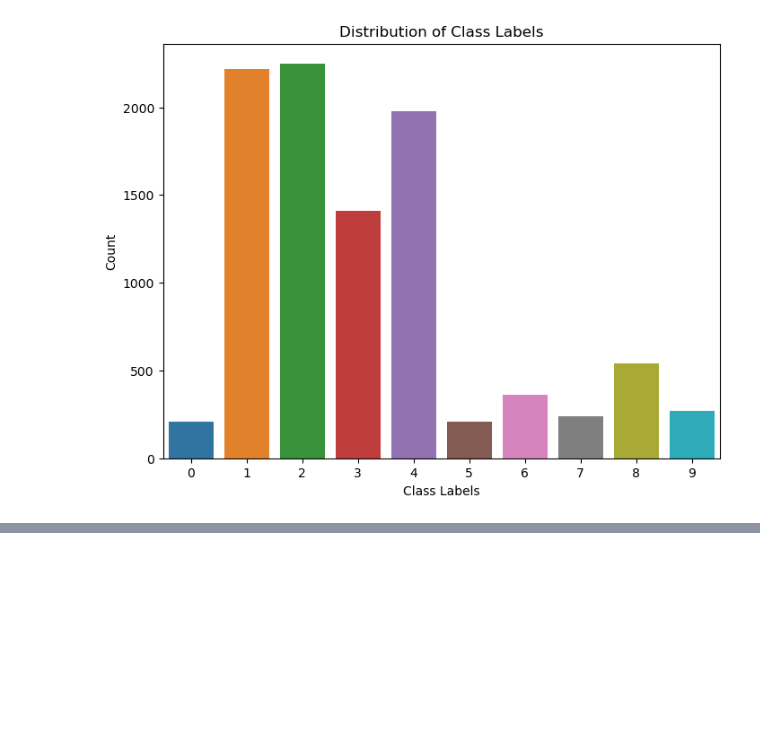
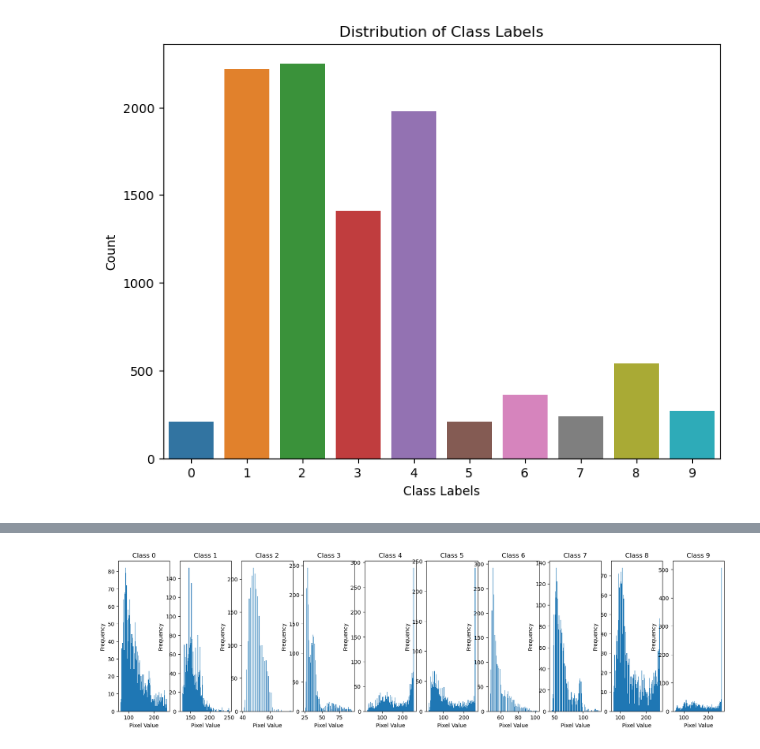
Before and after one commit to farheenfab/DMML-GroupProject, a Jupyter notebook: CW/CW - Visualisation.ipynb, the cells around one changed output, grey strips where cells are left out. Drawn from its saved outputs; the diff is of its cells as text; code cells hidden in the pictures; blank space fills up the shorter version.

```diff
--- a/CW/CW - Visualisation.ipynb
+++ b/CW/CW - Visualisation.ipynb
@@ -152,0 +208,25 @@ plt.show()
+# %%
+import matplotlib.pyplot as plt
+
+# Assuming your class labels are stored in a column named 'class_label' in y_train
+unique_class_labels = y_train['0'].unique()
+
+# Create subplots for the histograms
+fig, axes = plt.subplots(1, len(unique_class_labels), figsize=(20, 5))
+
+for i, class_label in enumerate(unique_class_labels):
+    # Select a representative image for each class
+    class_images = x_train[y_train['0'] == class_label]
+
+    if not class_images.empty:
+        representative_image = class_images.iloc[0, :-1].values
+
+        # Plot the histogram for the representative image of each class
+        axes[i].hist(representative_image, bins=100)
+        axes[i].set_title(f'Class {class_label}')
+        axes[i].set_xlabel("Pixel Value")
+        axes[i].set_ylabel("Frequency")
+
+plt.show()
+# %% [output]
+[figure, added]
```
Also changed, not shown: parts of 4 cells of this notebook.
